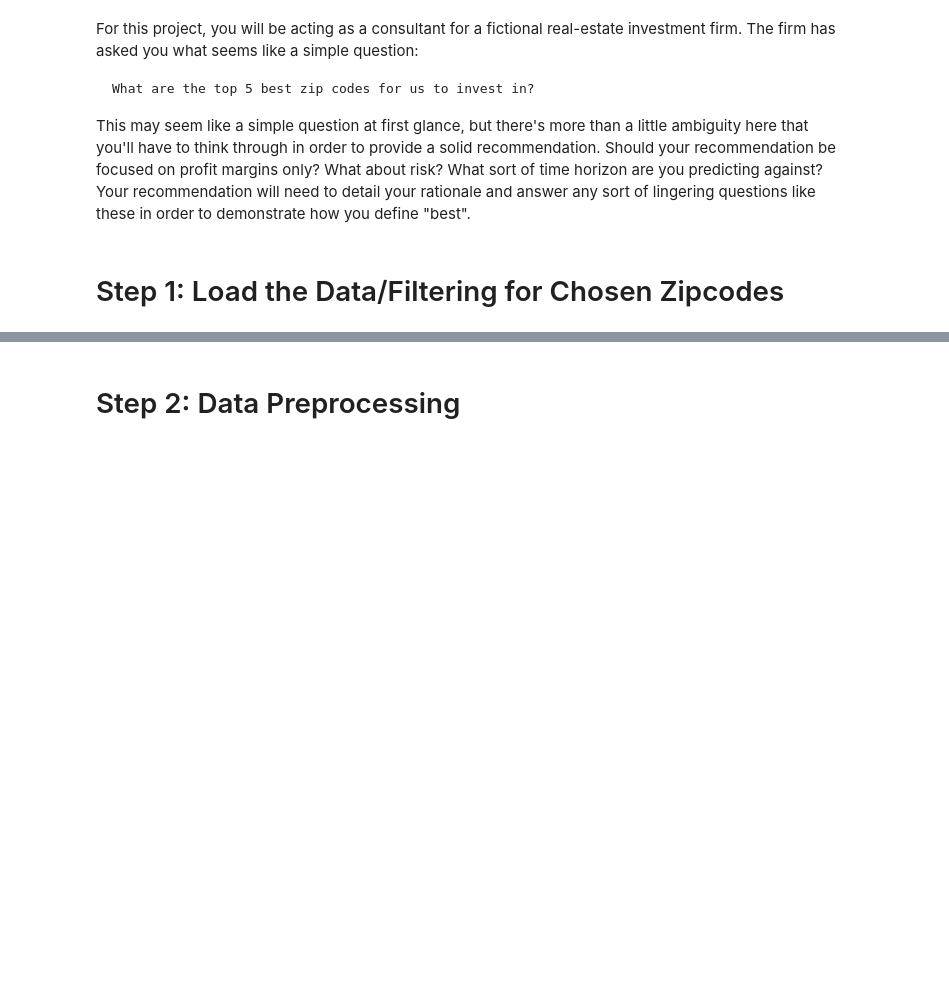
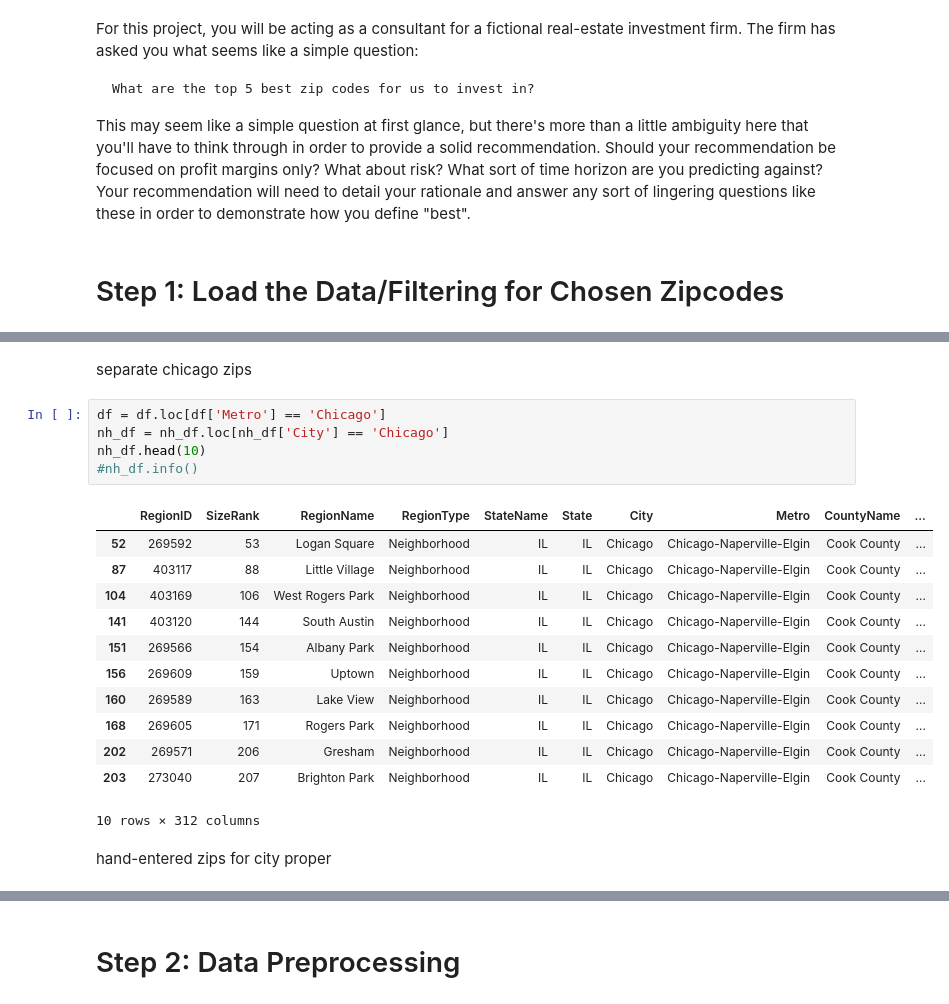
Before and after one commit to carlytsu/project4, a Jupyter notebook: project/starter_notebook.ipynb, the cells around one changed output, grey strips where cells are left out. Cells and saved outputs as stored; diff of their text form; blank space fills up the shorter version.

```diff
--- a/project/starter_notebook.ipynb
+++ b/project/starter_notebook.ipynb
@@ -63,0 +72,22 @@ df.head(10)
+# %% [markdown]
+separate chicago zips
+# %%
+df = df.loc[df['Metro'] == 'Chicago']
+nh_df = nh_df.loc[nh_df['City'] == 'Chicago']
+nh_df.head(10)
+#nh_df.info()
+# %% [output]
+|  | RegionID | SizeRank | RegionName | RegionType | StateName | State | City | Metro | CountyName | ... |
+| 52 | 269592 | 53 | Logan Square | Neighborhood | IL | IL | Chicago | Chicago-Naperville-Elgin | Cook County | ... |
+| 87 | 403117 | 88 | Little Village | Neighborhood | IL | IL | Chicago | Chicago-Naperville-Elgin | Cook County | ... |
+| 104 | 403169 | 106 | West Rogers Park | Neighborhood | IL | IL | Chicago | Chicago-Naperville-Elgin | Cook County | ... |
+| 141 | 403120 | 144 | South Austin | Neighborhood | IL | IL | Chicago | Chicago-Naperville-Elgin | Cook County | ... |
+| 151 | 269566 | 154 | Albany Park | Neighborhood | IL | IL | Chicago | Chicago-Naperville-Elgin | Cook County | ... |
+| 156 | 269609 | 159 | Uptown | Neighborhood | IL | IL | Chicago | Chicago-Naperville-Elgin | Cook County | ... |
+| 160 | 269589 | 163 | Lake View | Neighborhood | IL | IL | Chicago | Chicago-Naperville-Elgin | Cook County | ... |
+| 168 | 269605 | 171 | Rogers Park | Neighborhood | IL | IL | Chicago | Chicago-Naperville-Elgin | Cook County | ... |
+| 202 | 269571 | 206 | Gresham | Neighborhood | IL | IL | Chicago | Chicago-Naperville-Elgin | Cook County | ... |
+| 203 | 273040 | 207 | Brighton Park | Neighborhood | IL | IL | Chicago | Chicago-Naperville-Elgin | Cook County | ... |
+10 rows × 312 columns
+# %% [markdown]
+hand-entered zips for city proper
```
Also changed, not shown: parts of 24 cells of this notebook, 3 other files.
